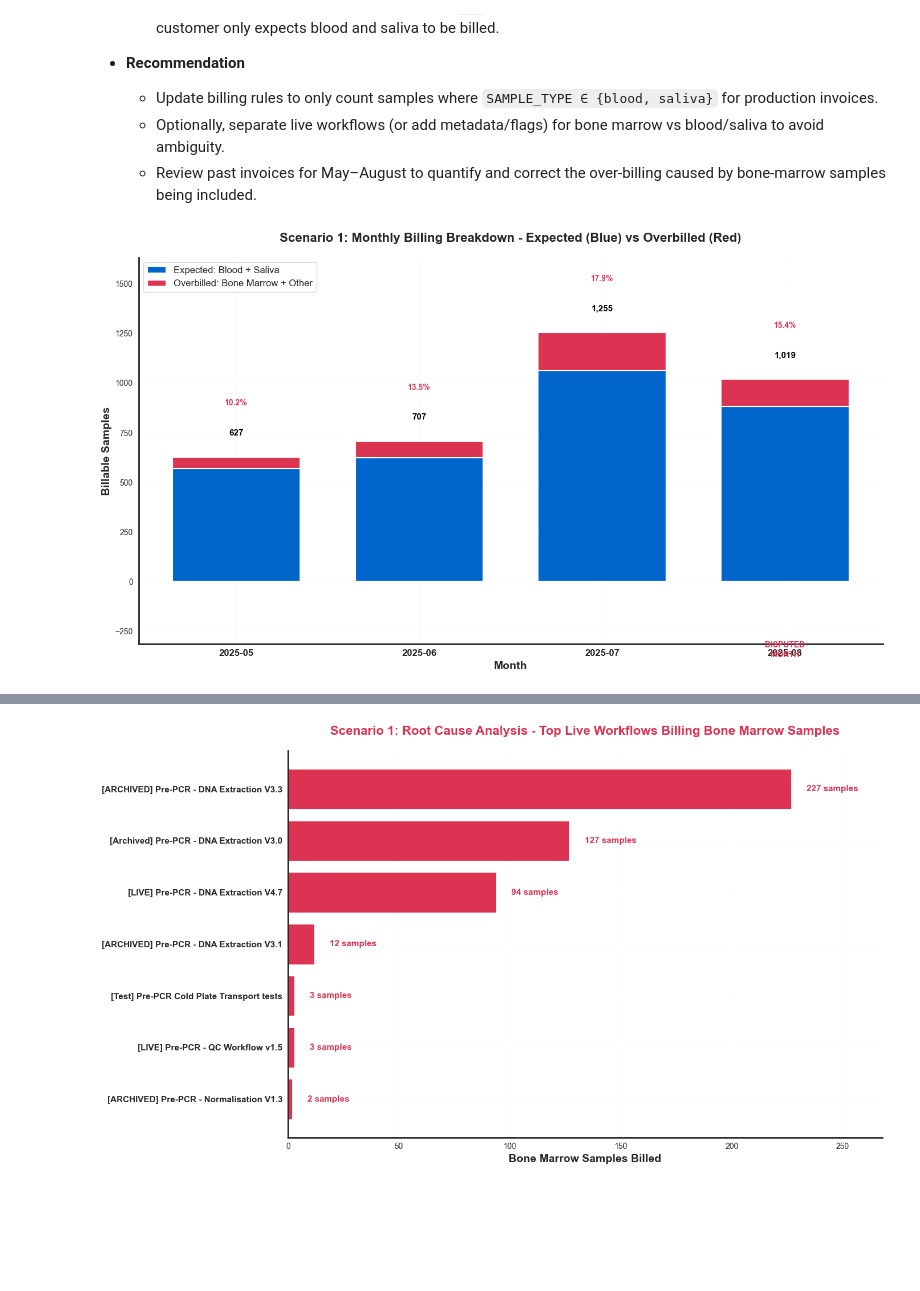
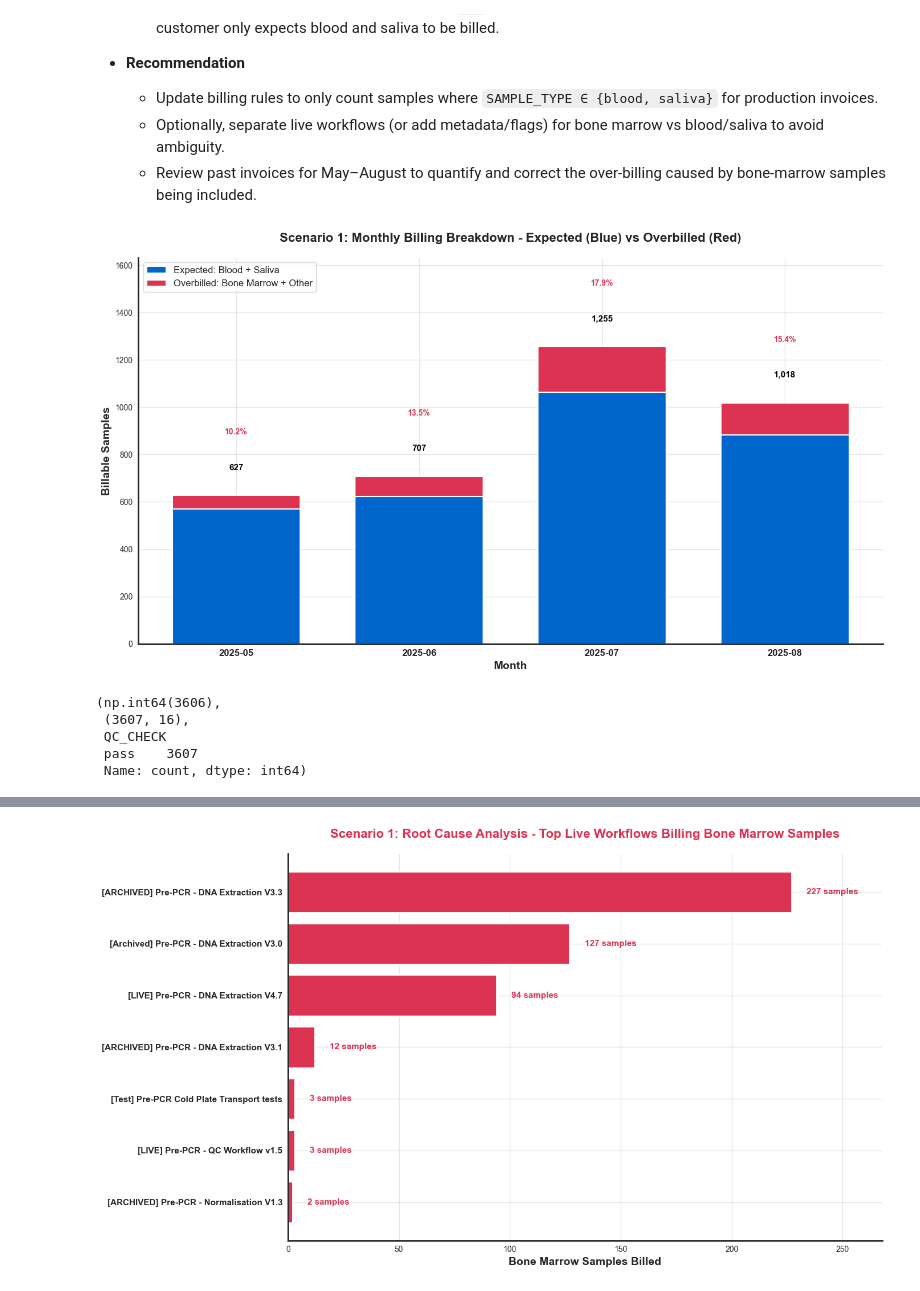
Before and after one commit to megpatakota/customer_data_analysis, a Jupyter notebook: main.ipynb, the cells around one changed output, grey strips where cells are left out. Saved outputs shown, nothing was run; the diff lists cells and outputs as text; code cells hidden in the pictures; blank space fills up the shorter version.

```diff
--- a/main.ipynb
+++ b/main.ipynb
@@ -150,7 +262,7 @@ print("=" * 80)
 
 # 1. Focus only on production (LIVE) environment
 runs_live = df_runs[df_runs["ENVIRONMENT"] == "live"].copy()
-checks_live = df_checks.merge(
+checks_live = df_checks.merge( # merge checks with live runs
     runs_live[["ID", "OUTCOME", "ENVIRONMENT", "START_TIME"]],
     left_on="RUN_ID",
     right_on="ID",
@@ -164,12 +276,11 @@ print(checks_live["OUTCOME"].value_counts())
 checks_live_success = checks_live[checks_live["OUTCOME"] == "finished"].copy()
 print(f"Samples in finished live runs: {len(checks_live_success)}")
 
-# 3. Billable samples = passed QC or no QC result
+# 3. Billable samples = passed QC only
 billable_live = checks_live_success[
-    (checks_live_success["QC_CHECK"].isna())
-    | (checks_live_success["QC_CHECK"] == "pass")
+    (checks_live_success["QC_CHECK"] == "pass")
 ].copy()
-print(f"Billable samples (live, finished, pass/NaN QC): {len(billable_live)}")
+print(f"Billable samples (live, finished, pass QC only): {len(billable_live)}")
 
 # 4. Sample-type split for all time
 sample_counts_all = billable_live["SAMPLE_TYPE"].value_counts(dropna=False)
@@ -373,63 +533,21 @@ Overall usage trend: ✅ stable/healthy
   - Optionally, separate live workflows (or add metadata/flags) for bone marrow vs blood/saliva to avoid ambiguity.
   - Review past invoices for May–August to quantify and correct the over‑billing caused by bone‑marrow samples being included.
 # %%
-# SCENARIO 1 - VISUAL 2: Monthly Billing Trend (Expected vs Actual)
+# Scenario 1 - Visual 2: Monthly Billing Trend
+# What we're showing: Expected vs actual billing breakdown over time
+# Why: Demonstrates the issue is systemic, not isolated to one month
 
 if 'monthly' not in locals() or monthly.empty:
     print("Run previous cells first.")
 else:
-    monthly_plot = monthly.reset_index().copy()
-    monthly_plot["YEAR_MONTH_STR"] = monthly_plot["YEAR_MONTH"].astype(str)
-    latest_month = monthly_plot["YEAR_MONTH"].max()
-
-    fig, ax = plt.subplots(figsize=(14, 8))
-    x_pos = np.arange(len(monthly_plot))
-
-    # Stacked bars
-    ax.bar(x_pos, monthly_plot["BLOOD_SALIVA"],
-           label="Expected: Blood + Saliva", color=COLORS["primary"], width=0.7, edgecolor="white", linewidth=1.5)
-    ax.bar(x_pos, monthly_plot["OTHER_TYPES"],
-           bottom=monthly_plot["BLOOD_SALIVA"],
-           label="Overbilled: Bone Marrow + Other", color=COLORS["danger"], width=0.7, edgecolor="white", linewidth=1.5)
-
-    # Add labels on top - spacing to avoid overlap
-    max_val = monthly_plot["TOTAL_SAMPLES"].max()
-    label_offset = max_val * 0.08
-
-    for i, (idx, row) in enumerate(monthly_plot.iterrows()):
-        total = row["TOTAL_SAMPLES"]
-        pct = row["OVERBILLING_PCT"]
-
-        # Total value label
-        ax.text(i, total + label_offset, f"{int(total):,}",
-                ha="center", va="bottom", fontsize=11, weight="bold", color="black")
-
-        # Overbilling percentage - only show if significant
-        if pct > 5:
-            ax.text(i, total + label_offset * 2.5, f"{pct:.1f}%",
-                    ha="center", va="bottom", fontsize=10, weight="bold", color=COLORS["danger"])
-
-        # Highlight disputed month
-        if row["YEAR_MONTH"] == latest_month:
-            ax.axvline(i, ymin=-0.15, ymax=0, color=COLORS["danger"], linewidth=3)
-            ax.text(i, -label_offset * 3, "DISPUTED\nMONTH", ha="center", va="top",
-                    fontsize=10, weight="bold", color=COLORS["danger"])
-
-    ax.set_xticks(x_pos)
-    ax.set_xticklabels(monthly_plot["YEAR_MONTH_STR"], fontsize=12, weight="bold")
-    ax.set_ylabel("Billable Samples", fontsize=14, weight="bold")
-    ax.set_xlabel("Month", fontsize=14, weight="bold")
-    ax.set_title("Scenario 1: Monthly Billing Breakdown - Expected (Blue) vs Overbilled (Red)",
-                 fontsize=16, weight="bold", pad=20)
-    ax.legend(loc="upper left", frameon=True, fontsize=12)
-    ax.spines['top'].set_visible(False)
-    ax.spines['right'].set_visible(False)
-    ax.spines['left'].set_linewidth(2)
-    ax.spines['bottom'].set_linewidth(2)
-    ax.set_ylim(-max_val * 0.25, max_val * 1.3)
-    ax.grid(axis='y', alpha=0.2)
-
-    plt.tight_layout()
-    plt.show()
+    visual2_monthly_trend(monthly)
 # %% [output]
-[figure, old version]
+[figure, new version]
+# %%
+billable_live["SAMPLE_TYPE"].value_counts().sum(), billable_live.shape, billable_live.QC_CHECK.value_counts()
+# %% [output]
+(np.int64(3606),
+ (3607, 16),
+ QC_CHECK
+ pass    3607
+ Name: count, dtype: int64)
```
Also changed, not shown: parts of 22 cells of this notebook, 12 other files.
